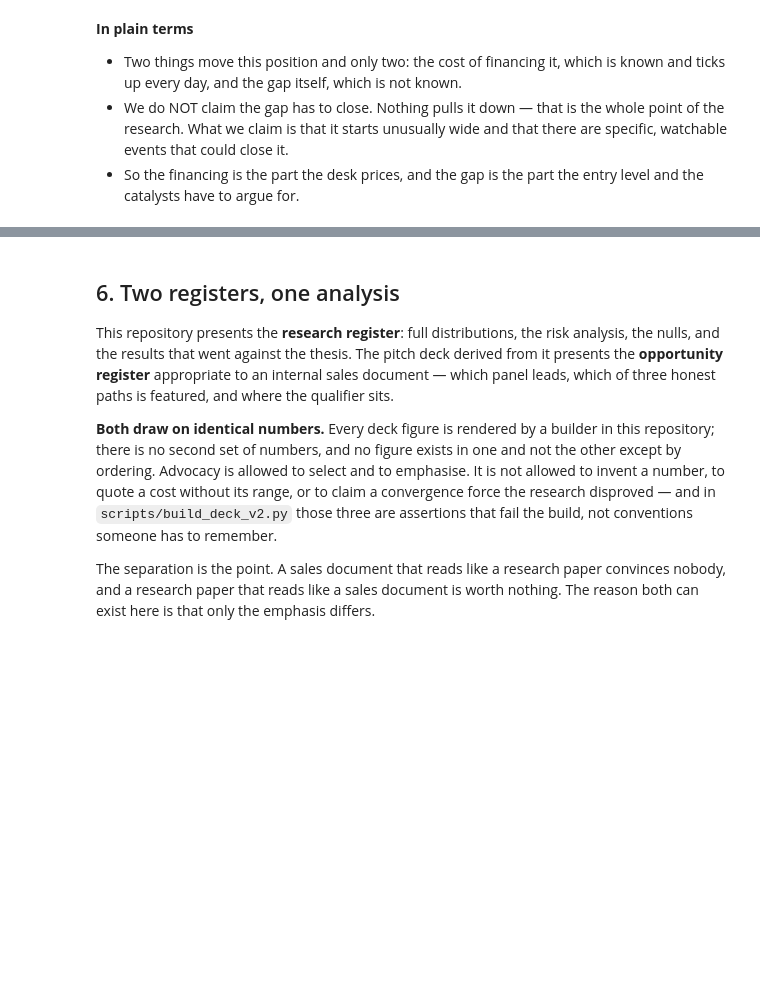
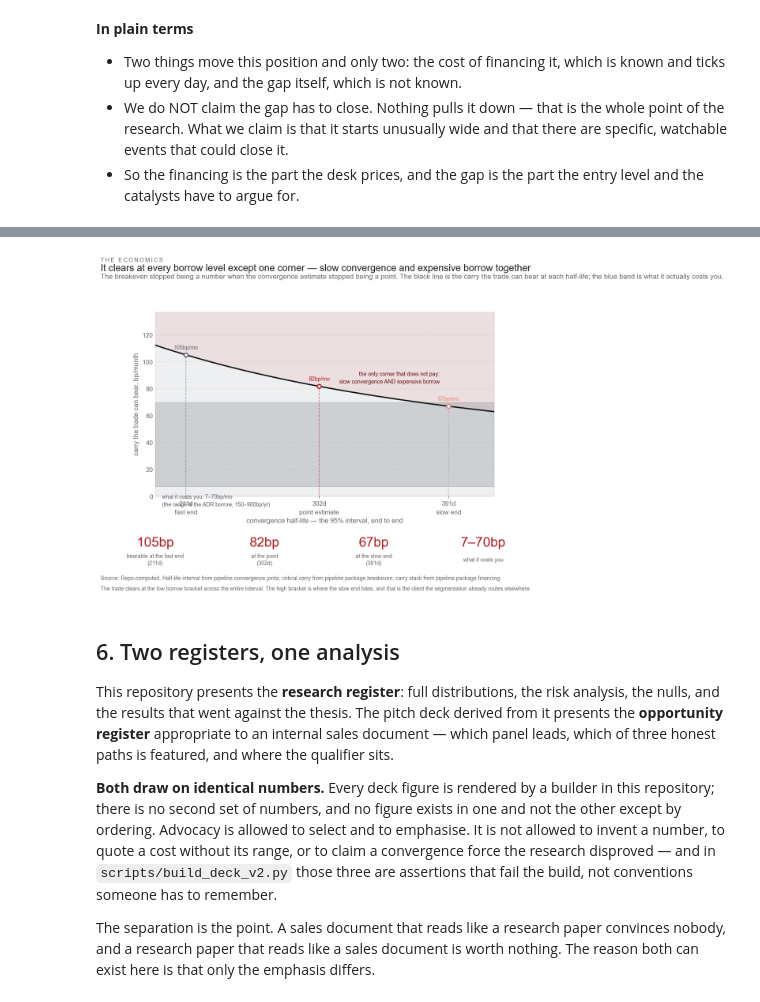
Before and after one commit to ZinuoS/Charon, a Jupyter notebook: notebooks/08_pitch_logic.ipynb, the cells around one changed output, grey strips where cells are left out. Saved outputs shown, nothing was run; the diff lists cells and outputs as text; code cells hidden in the pictures; blank space fills up the shorter version.

```diff
--- a/notebooks/08_pitch_logic.ipynb
+++ b/notebooks/08_pitch_logic.ipynb
@@ -149,3 +164,8 @@ fig;
+# %%
+fig, _ = PANELS["S07a_breakeven"]()
+fig;
+# %% [output]
+[figure, added]
 # %% [markdown]
 ## 6. Two registers, one analysis
 
```
Also changed, not shown: parts of 1 cell of this notebook, 16 other files.
